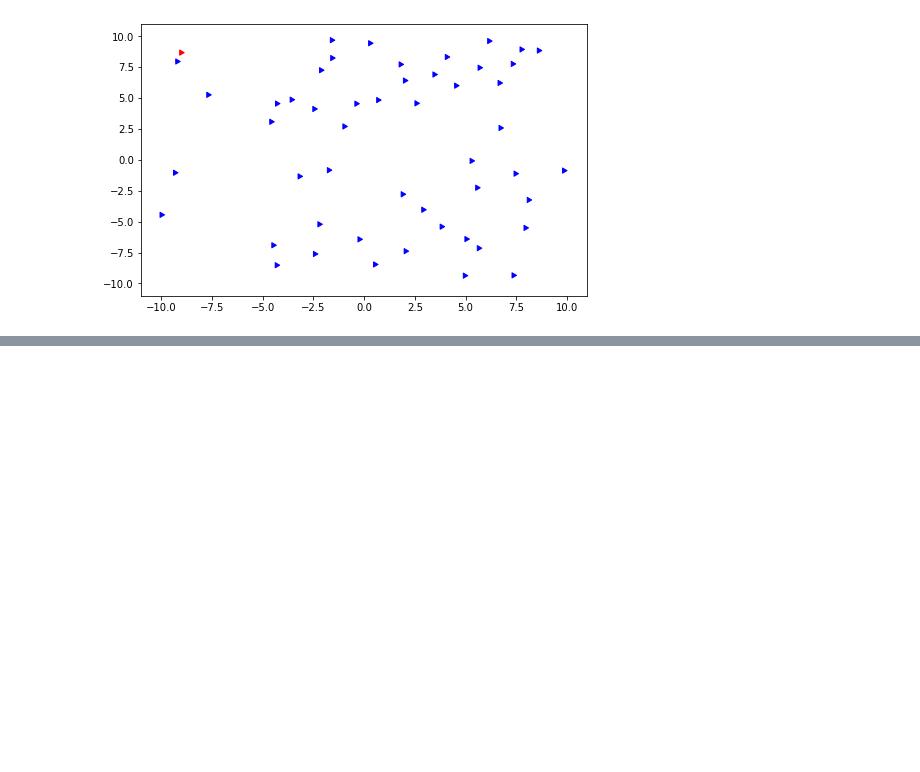
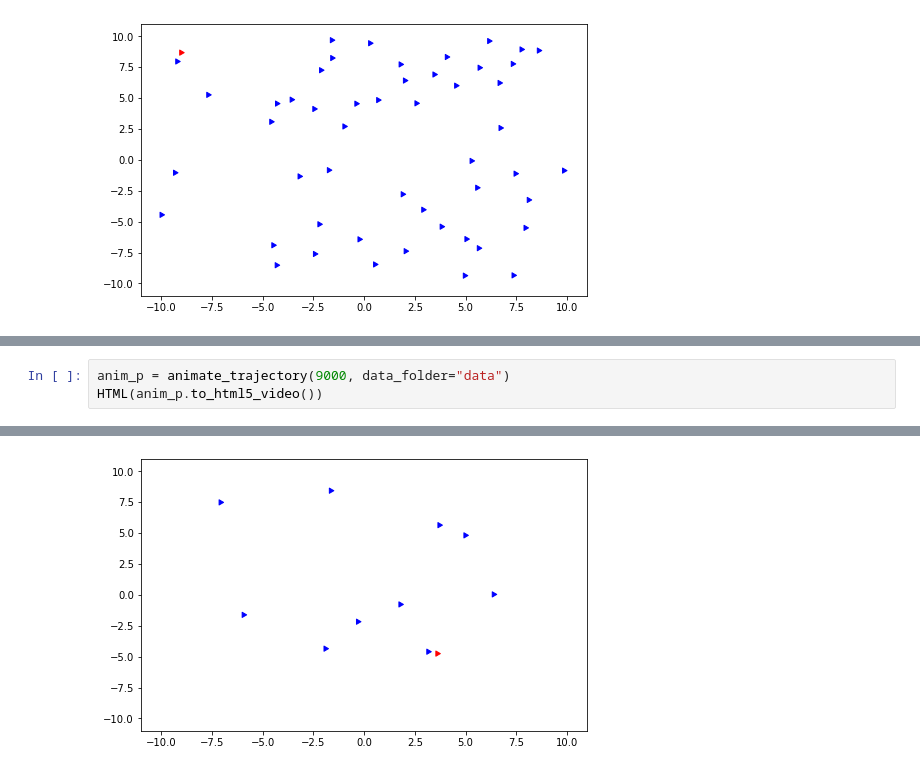
Before and after one commit to fbrand-new/reinforced-birds, a Jupyter notebook: AnimateTrajectory.ipynb, the cells around one changed output, grey strips where cells are left out. Saved outputs shown, nothing was run; the diff lists cells and outputs as text; blank space fills up the shorter version.

```diff
--- a/AnimateTrajectory.ipynb
+++ b/AnimateTrajectory.ipynb
@@ -133,0 +146,4 @@ HTML(anim_p.to_html5_video())
+# %%
+anim_p = animate_trajectory(9000, data_folder="data")
+HTML(anim_p.to_html5_video())
+# %% [output]
@@ -133,0 +151 @@ HTML(anim_p.to_html5_video())
+[figure, added]
```
Also changed, not shown: parts of 5 cells of this notebook, 8 other files.
